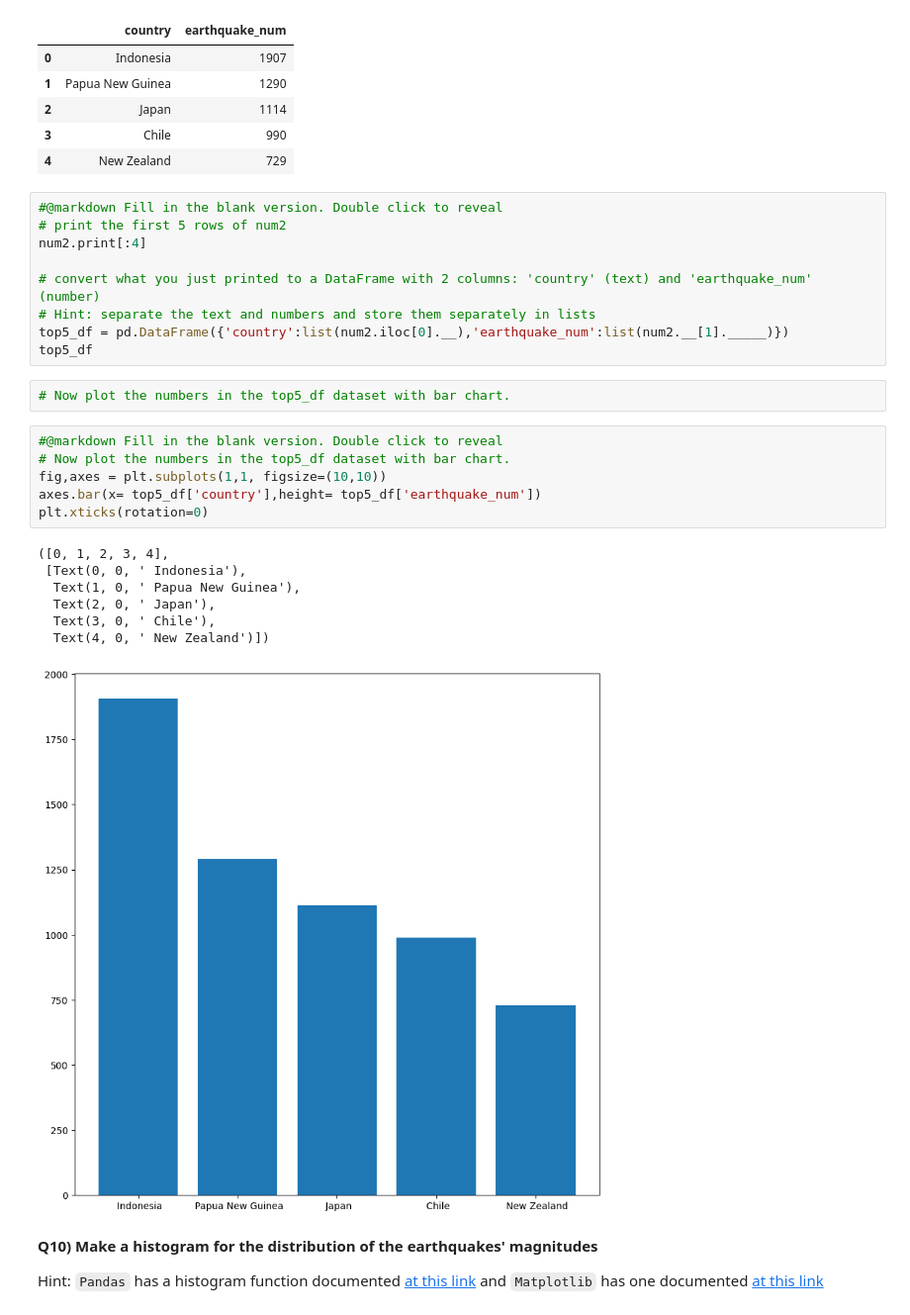
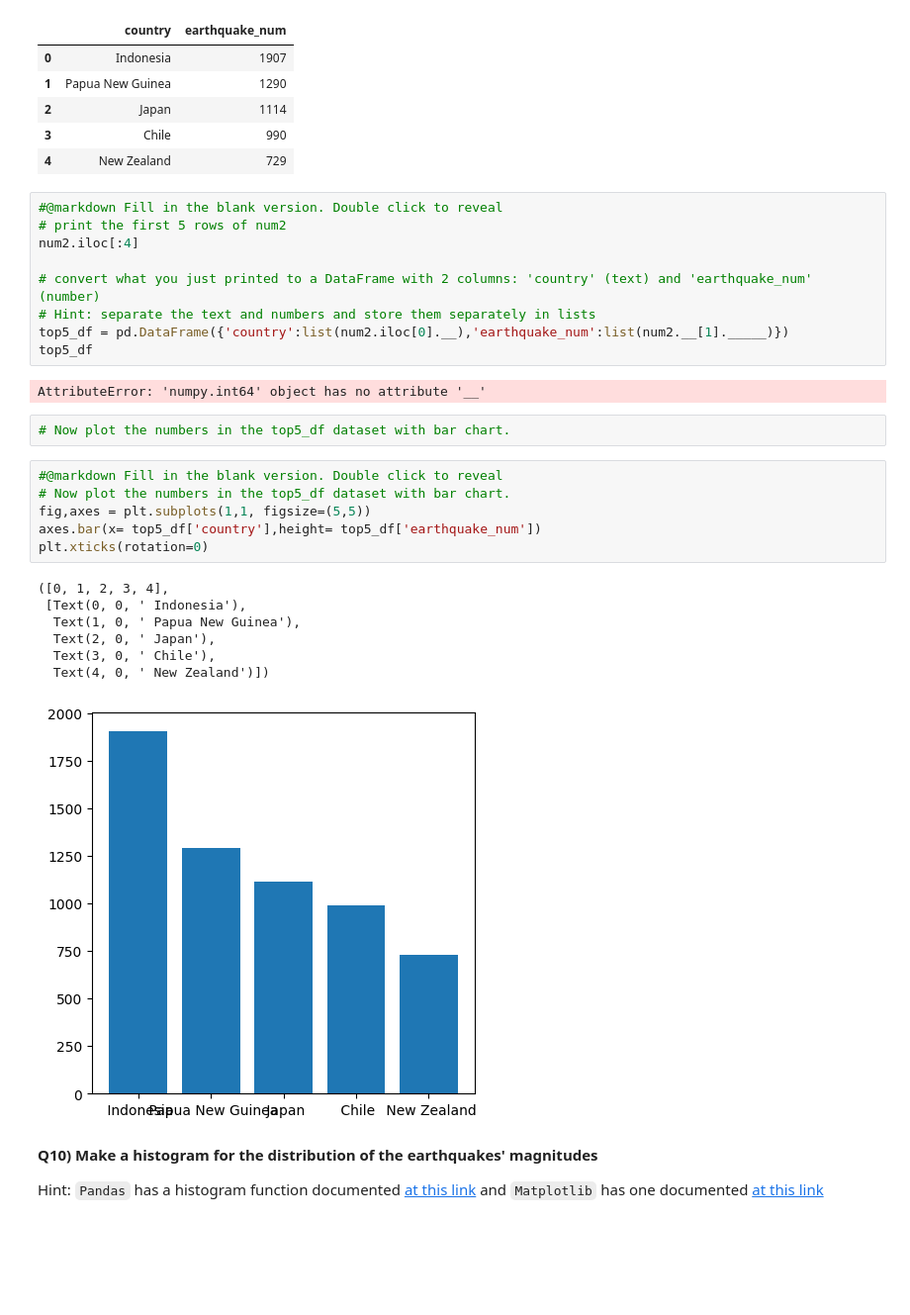
Before and after one commit to MaximilienRoten/2025_Intro_Python, a Jupyter notebook: notebook/W3_S1.ipynb, the cells around one changed output. Shown at 99% size. Drawn from its saved outputs; the diff is of its cells as text; blank space fills up the shorter version.

```diff
--- a/notebook/W3_S1.ipynb
+++ b/notebook/W3_S1.ipynb
@@ -418,28 +418,30 @@ top5_df
 # %%
 #@markdown Fill in the blank version. Double click to reveal
 # print the first 5 rows of num2
-num2.print[:4]
+num2.iloc[:4]
 
 # convert what you just printed to a DataFrame with 2 columns: 'country' (text) and 'earthquake_num' (number)
 # Hint: separate the text and numbers and store them separately in lists
 top5_df = pd.DataFrame({'country':list(num2.iloc[0].__),'earthquake_num':list(num2.__[1]._____)})
 top5_df
+# %% [output]
+AttributeError: 'numpy.int64' object has no attribute '__'
 # %%
 # Now plot the numbers in the top5_df dataset with bar chart.
 # %%
 #@markdown Fill in the blank version. Double click to reveal
 # Now plot the numbers in the top5_df dataset with bar chart.
-fig,axes = plt.subplots(1,1, figsize=(10,10))
+fig,axes = plt.subplots(1,1, figsize=(5,5))
 axes.bar(x= top5_df['country'],height= top5_df['earthquake_num'])
 plt.xticks(rotation=0)
 # %% [output]
 ([0, 1, 2, 3, 4],
  [Text(0, 0, ' Indonesia'),
   Text(1, 0, ' Papua New Guinea'),
   Text(2, 0, ' Japan'),
   Text(3, 0, ' Chile'),
   Text(4, 0, ' New Zealand')])
-[figure, old version]
+[figure, new version]
 # %% [markdown]
 **Q10) Make a histogram for the distribution of the earthquakes' magnitudes**
 
```
Also changed, not shown: parts of 4 cells of this notebook.
